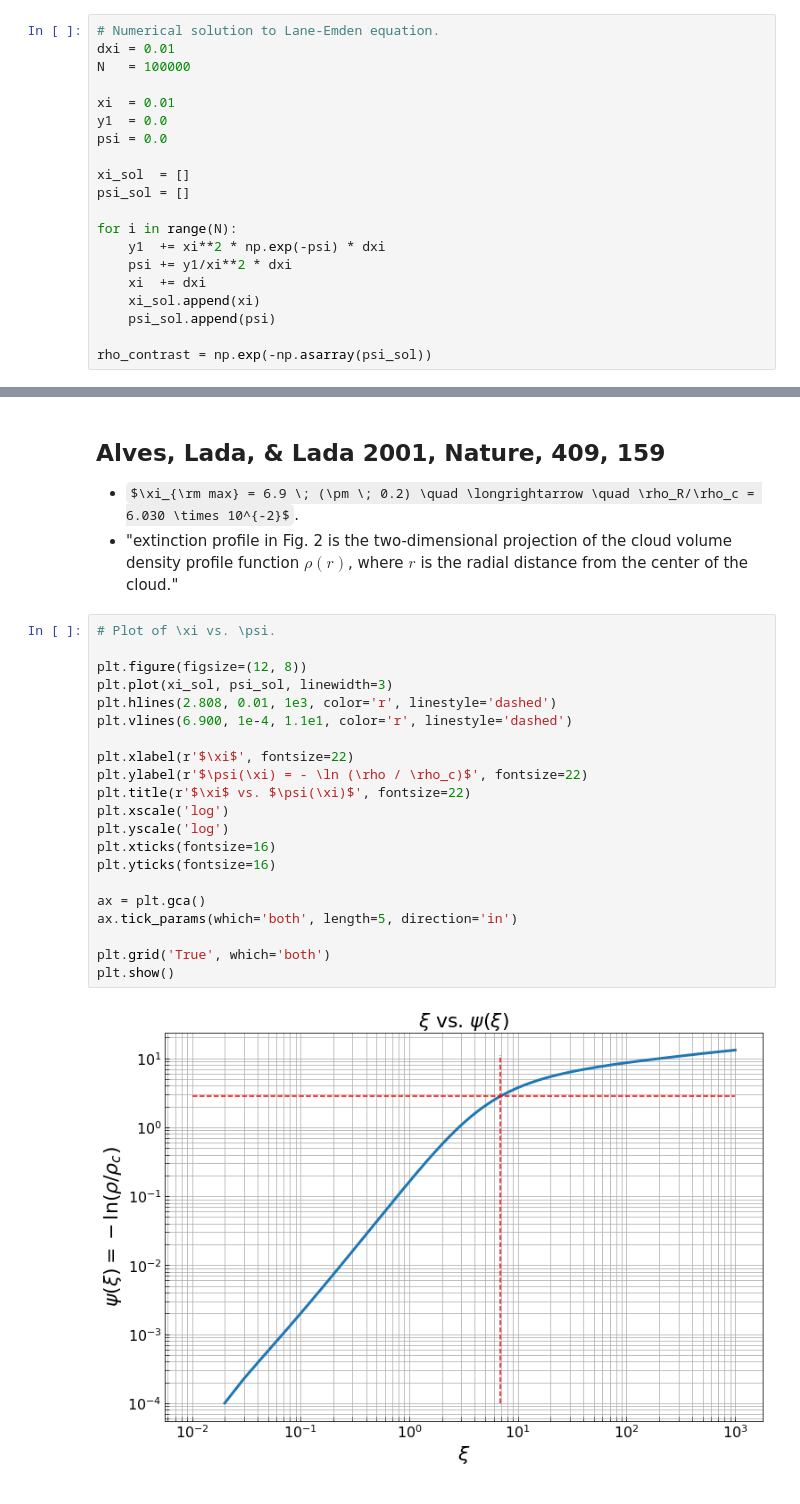
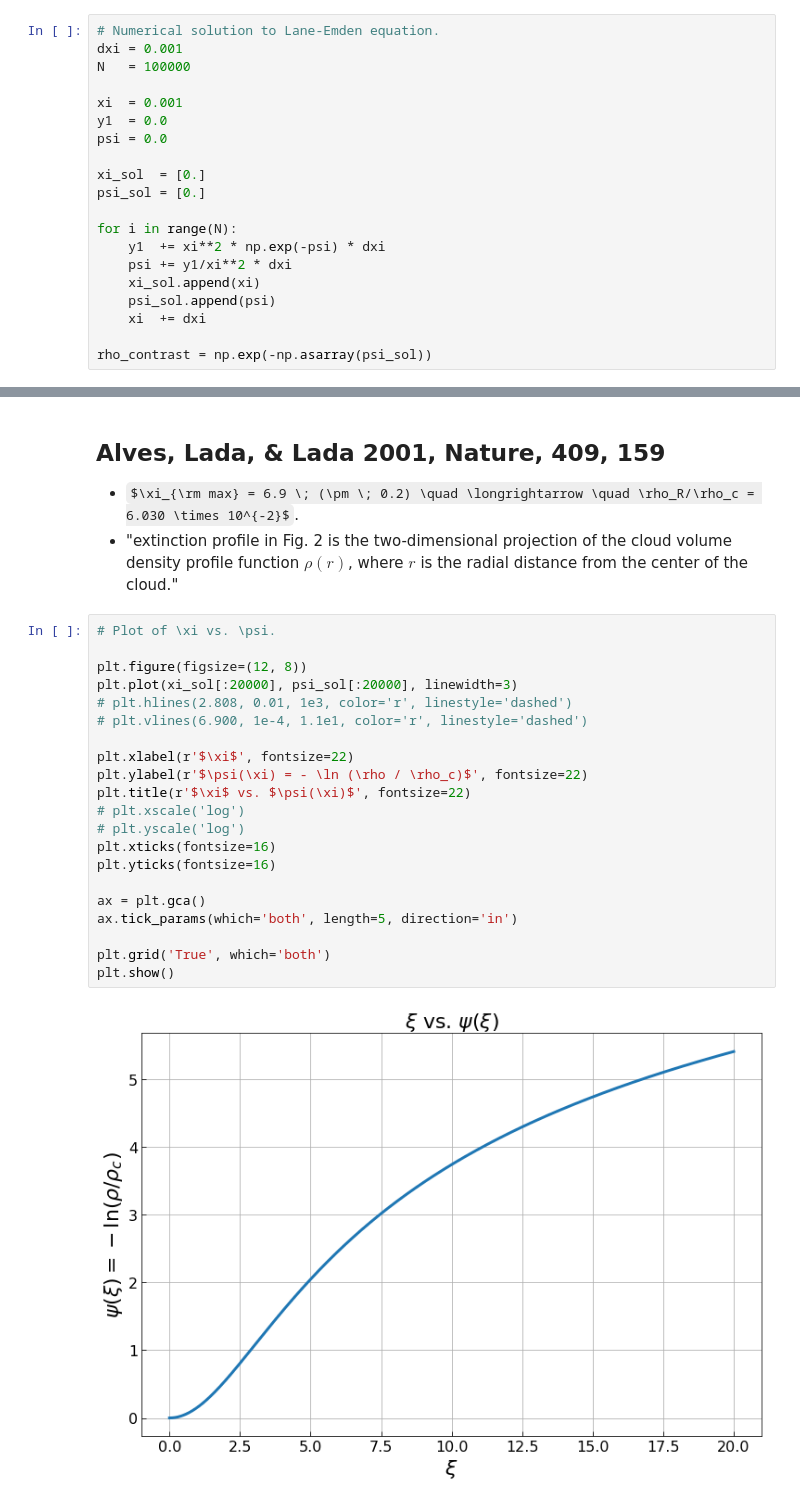
Before and after one commit to nina-af/class_jpy_notebooks, a Jupyter notebook: midterm_project_wip1.ipynb, the cells around one changed output, grey strips where cells are left out. Drawn from its saved outputs; the diff is of its cells as text; some formulas as TeX source.

```diff
--- a/midterm_project_wip1.ipynb
+++ b/midterm_project_wip1.ipynb
@@ -30,21 +30,21 @@ Applying the boundary conditions $\psi(0) = 0$ and $d\psi(0)/d\xi = 0$, we can n
 $$ y(\xi) = \int_0^{\xi} \xi^2 e^{-\psi(\xi)} d\xi, \quad \psi(\xi) = \int_0^{\xi} \frac{1}{\xi^2} y d\xi. $$
 # %%
 # Numerical solution to Lane-Emden equation.
-dxi = 0.01
+dxi = 0.001
 N   = 100000
 
-xi  = 0.01
+xi  = 0.001
 y1  = 0.0
 psi = 0.0
 
-xi_sol  = []
-psi_sol = []
+xi_sol  = [0.]
+psi_sol = [0.]
 
 for i in range(N):
     y1  += xi**2 * np.exp(-psi) * dxi
     psi += y1/xi**2 * dxi
-    xi  += dxi
     xi_sol.append(xi)
     psi_sol.append(psi)
+    xi  += dxi
 
 rho_contrast = np.exp(-np.asarray(psi_sol))
@@ -66,23 +80,23 @@ rho/rho_c = 6.030e-02
 # %%
 # Plot of \xi vs. \psi.
 
 plt.figure(figsize=(12, 8))
-plt.plot(xi_sol, psi_sol, linewidth=3)
-plt.hlines(2.808, 0.01, 1e3, color='r', linestyle='dashed')
-plt.vlines(6.900, 1e-4, 1.1e1, color='r', linestyle='dashed')
+plt.plot(xi_sol[:20000], psi_sol[:20000], linewidth=3)
+# plt.hlines(2.808, 0.01, 1e3, color='r', linestyle='dashed')
+# plt.vlines(6.900, 1e-4, 1.1e1, color='r', linestyle='dashed')
 
 plt.xlabel(r'$\xi$', fontsize=22)
 plt.ylabel(r'$\psi(\xi) = - \ln (\rho / \rho_c)$', fontsize=22)
 plt.title(r'$\xi$ vs. $\psi(\xi)$', fontsize=22)
-plt.xscale('log')
-plt.yscale('log')
+# plt.xscale('log')
+# plt.yscale('log')
 plt.xticks(fontsize=16)
 plt.yticks(fontsize=16)
 
 ax = plt.gca()
 ax.tick_params(which='both', length=5, direction='in')
 
 plt.grid('True', which='both')
 plt.show()
 # %% [output]
-[figure, old version]
+[figure, new version]
```
Also changed, not shown: parts of 7 cells of this notebook, 1 other file.
